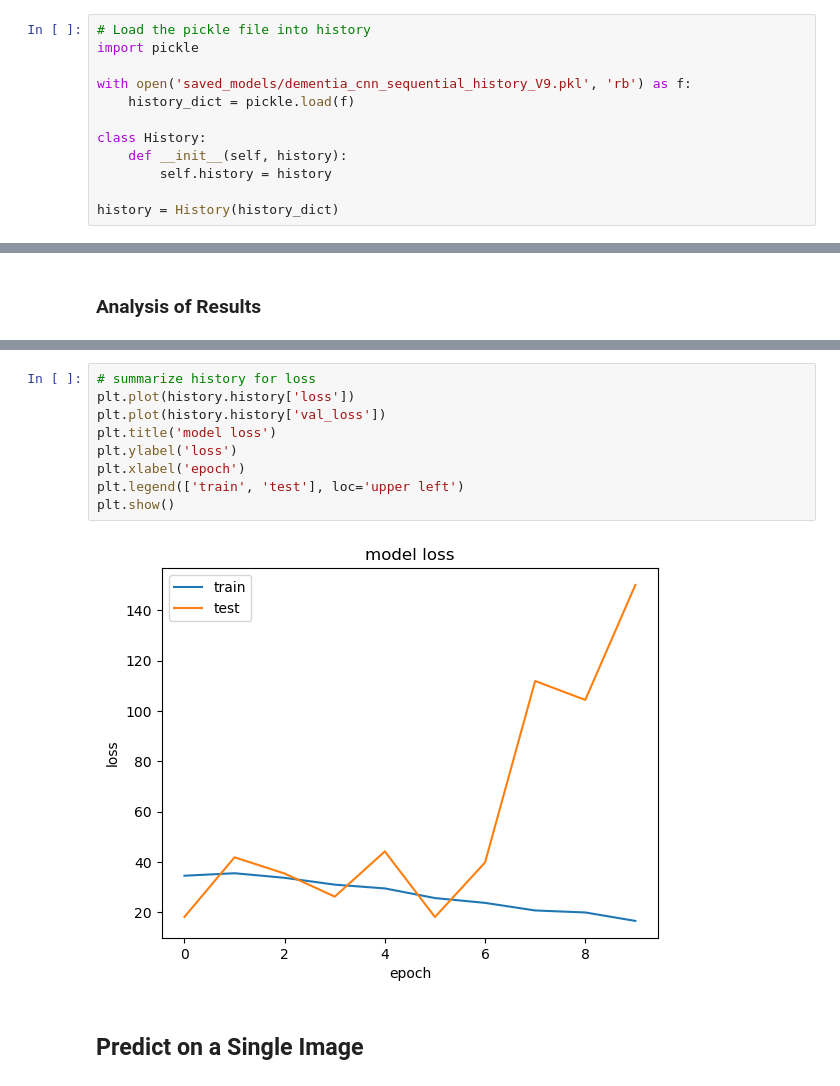
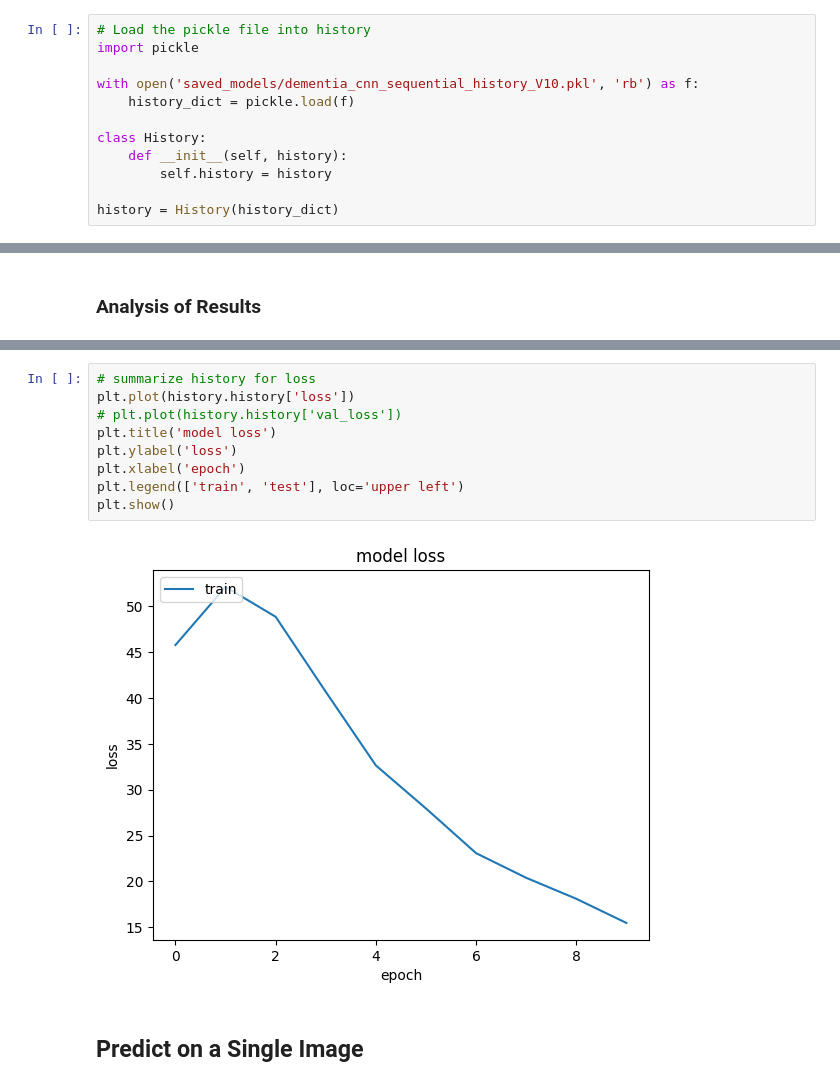
Before and after one commit to AIBC2024/Group2_Project3_AI_Chatbot, a Jupyter notebook: MRI_dementia_classification_load_model.ipynb, the cells around one changed output, grey strips where cells are left out. Saved outputs shown, nothing was run; the diff lists cells and outputs as text.

Commit message:
upldate to load model notebook

```diff
--- a/MRI_dementia_classification_load_model.ipynb
+++ b/MRI_dementia_classification_load_model.ipynb
@@ -226,7 +217,7 @@ I0000 00:00:1747181992.248866 1093652 pluggable_device_factory.cc:271] Created T
 # Load the pickle file into history
 import pickle
 
-with open('saved_models/dementia_cnn_sequential_history_V9.pkl', 'rb') as f:
+with open('saved_models/dementia_cnn_sequential_history_V10.pkl', 'rb') as f:
     history_dict = pickle.load(f)
 
 class History:
@@ -303,13 +293,13 @@ plt.show()
 # %%
 # summarize history for loss
 plt.plot(history.history['loss'])
-plt.plot(history.history['val_loss'])
+# plt.plot(history.history['val_loss'])
 plt.title('model loss')
 plt.ylabel('loss')
 plt.xlabel('epoch')
 plt.legend(['train', 'test'], loc='upper left')
 plt.show()
 # %% [output]
-[figure, old version]
+[figure, new version]
 # %% [markdown]
 ## Predict on a Single Image
```
Also changed, not shown: parts of 23 cells of this notebook.
